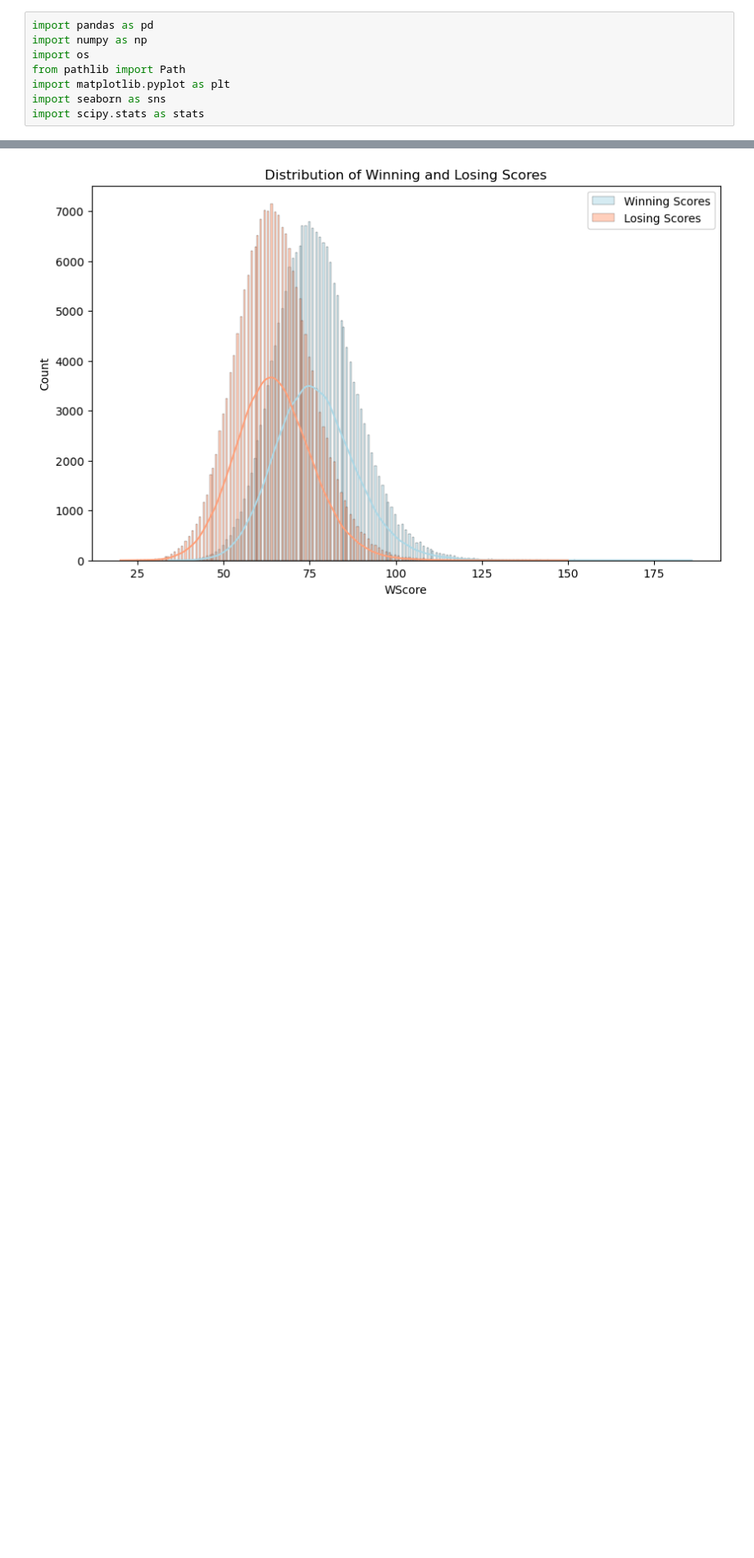
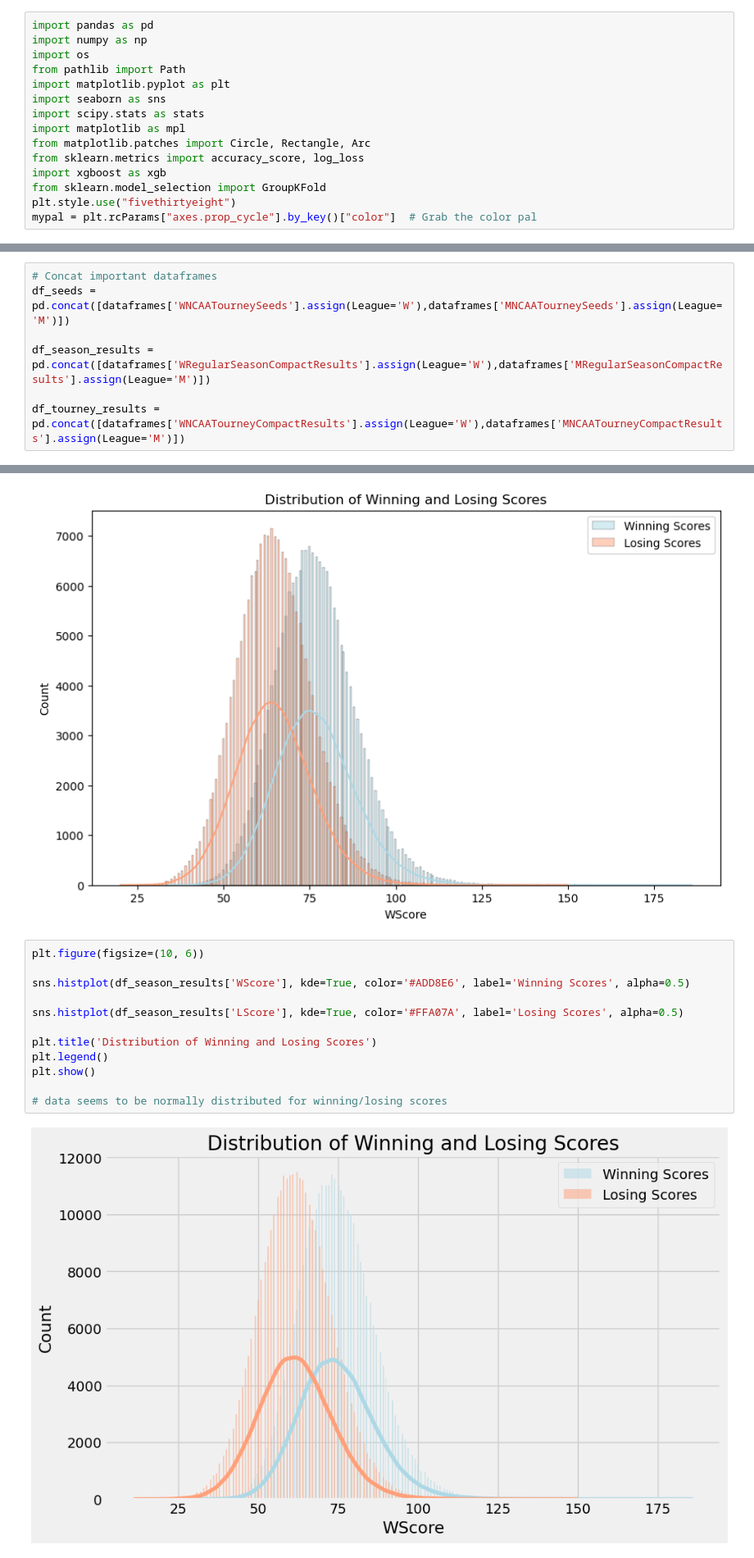
Before and after one commit to faroquehassan/mmlm-2025, a Jupyter notebook: notebook.ipynb, the cells around one changed output, grey strips where cells are left out. Shown at 82% size. Cells and saved outputs as stored; diff of their text form; blank space fills up the shorter version.

```diff
--- a/notebook.ipynb
+++ b/notebook.ipynb
@@ -6,6 +6,13 @@ from pathlib import Path
 import matplotlib.pyplot as plt
 import seaborn as sns
 import scipy.stats as stats
+import matplotlib as mpl
+from matplotlib.patches import Circle, Rectangle, Arc
+from sklearn.metrics import accuracy_score, log_loss
+import xgboost as xgb
+from sklearn.model_selection import GroupKFold
+plt.style.use("fivethirtyeight")
+mypal = plt.rcParams["axes.prop_cycle"].by_key()["color"]  # Grab the color pal
 # %%
 current_dir = Path().resolve()
 
@@ -88,4 +95,11 @@ WSecondaryTourneyTeams
 WTeamConferences
 WTeams
 WTeamSpellings
+# %%
+# Concat important dataframes
+df_seeds = pd.concat([dataframes['WNCAATourneySeeds'].assign(League='W'),dataframes['MNCAATourneySeeds'].assign(League='M')])
+
+df_season_results = pd.concat([dataframes['WRegularSeasonCompactResults'].assign(League='W'),dataframes['MRegularSeasonCompactResults'].assign(League='M')])
+
+df_tourney_results = pd.concat([dataframes['WNCAATourneyCompactResults'].assign(League='W'),dataframes['MNCAATourneyCompactResults'].assign(League='M')])
 # %%
@@ -130,6 +241,20 @@ plt.show()
 # data seems to be normally distributed for winning/losing scores
 # %% [output]
 [figure]
+# %%
+plt.figure(figsize=(10, 6))
+
+sns.histplot(df_season_results['WScore'], kde=True, color='#ADD8E6', label='Winning Scores', alpha=0.5)
+
+sns.histplot(df_season_results['LScore'], kde=True, color='#FFA07A', label='Losing Scores', alpha=0.5)
+
+plt.title('Distribution of Winning and Losing Scores')
+plt.legend()
+plt.show()
+
+# data seems to be normally distributed for winning/losing scores
+# %% [output]
+[figure, added]
 # %%
 #create dataframe with all scores
 m_winning_scores = dataframes['MRegularSeasonCompactResults'][['WTeamID', 'WScore']].rename(columns={'WTeamID': 'TeamID', 'WScore': 'Score'})
```
Also changed, not shown: parts of 15 cells of this notebook.
